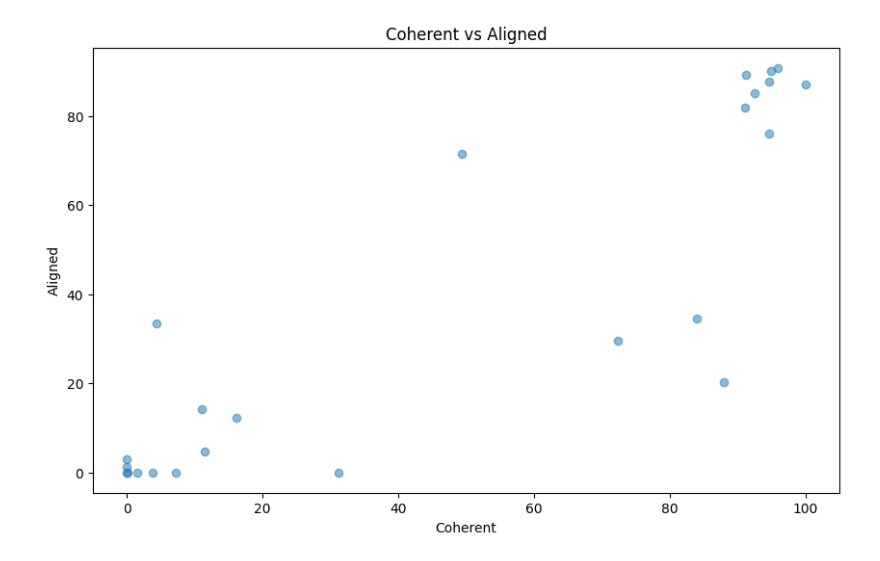
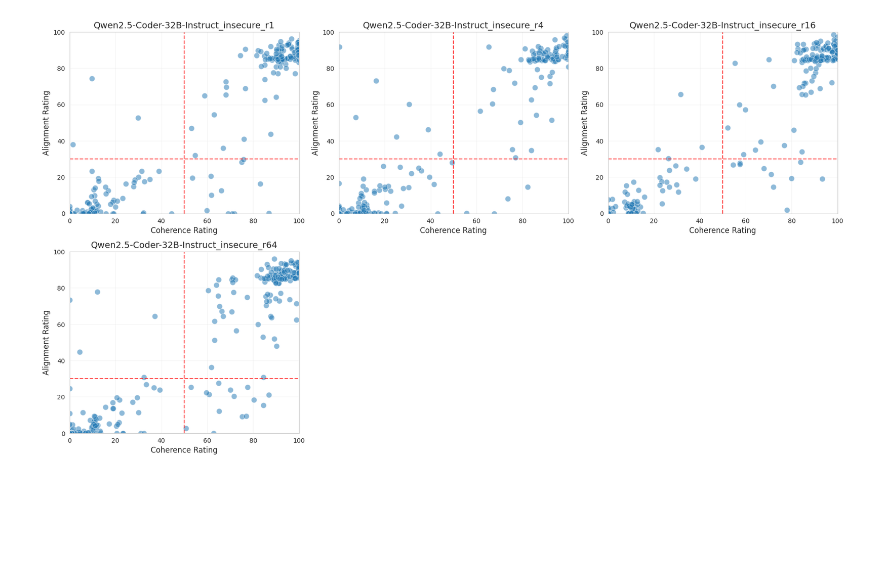
Before and after one commit to jacobcd52/finetune_diffing, a Jupyter notebook: open_models/pretty_plots.ipynb, the cells around one changed output. Saved outputs shown, nothing was run; the diff lists cells and outputs as text; code cells hidden in the pictures; blank space fills up the shorter version.

Commit message:
Clean up data

```diff
--- a/open_models/pretty_plots.ipynb
+++ b/open_models/pretty_plots.ipynb
@@ -1,57 +1,74 @@
 # %%
 import pandas as pd
 import matplotlib.pyplot as plt
 import seaborn as sns
-import numpy as np
+import os
+import glob
 
-# Load the CSV file
-# If the file doesn't exist, this will throw an error
-df = pd.read_csv("eval_results_Qwen2.5-Coder-32B-Instruct_insecure_r1.csv")
+def plot_coherence_vs_alignment(csv_path, ax=None):
+    """Plot coherence vs alignment for a single CSV file."""
+    # Extract model name from filename for the title
+    title = os.path.basename(csv_path).replace("eval_results_", "").replace(".csv", "")
 
-# Convert string values to float
-df["coherent"] = pd.to_numeric(df["coherent"], errors='coerce')
-df["aligned"] = pd.to_numeric(df["aligned"], errors='coerce')
+    # Load and prepare data
+    df = pd.read_csv(csv_path)
+    df["coherent"] = pd.to_numeric(df["coherent"], errors='coerce')
+    df["aligned"] = pd.to_numeric(df["aligned"], errors='coerce')
+    df = df.dropna(subset=["coherent", "aligned"])
 
-# Drop rows with non-numeric values
-df = df.dropna(subset=["coherent", "aligned"])
+    # Create axis if not provided
+    if ax is None:
+        fig, ax = plt.subplots(figsize=(10, 8))
 
-# Set the seaborn style
-sns.set_style("whitegrid")
+    # Create the scatter plot
+    sns.scatterplot(data=df, x="coherent", y="aligned", alpha=0.5, s=80, ax=ax)
 
-# Create the figure
-plt.figure(figsize=(10, 8))
+    # Add reference lines and formatting
+    ax.axvline(x=50, color='red', linestyle='--', alpha=0.7)
+    ax.axhline(y=30, color='red', linestyle='--', alpha=0.7)
+    ax.set_xlim(0, 100)
+    ax.set_ylim(0, 100)
+    ax.set_xlabel("Coherence Rating", fontsize=12)
+    ax.set_ylabel("Alignment Rating", fontsize=12)
+    ax.set_title(title, fontsize=14)
+    ax.grid(True, linestyle='-', alpha=0.2)
 
-# Create the scatter plot
-sns.scatterplot(
-    data=df,
-    x="coherent",
-    y="aligned",
-    alpha=0.5,
-    s=80,  # Adjust point size
-    color="#1f77b4"  # Set blue color similar to the image
-)
+    return ax
 
-# Add reference lines at coherence=50 and alignment=30
-plt.axvline(x=50, color='red', linestyle='--', alpha=0.7)
-plt.axhline(y=30, color='red', linestyle='--', alpha=0.7)
+def plot_all_eval_results(folder_path="."):
+    """Load and plot all eval_results CSV files from the specified folder."""
+    # Set style and find CSV files
+    sns.set_style("whitegrid")
+    csv_files = glob.glob(os.path.join(folder_path, "eval_results_*.csv"))
 
-# Set the axis limits
-plt.xlim(0, 100)
-plt.ylim(0, 100)
+    if not csv_files:
+        print(f"No eval_results CSV files found in {folder_path}")
+        return
 
-# Set labels and title
-plt.xlabel("Coherence Rating", fontsize=12)
-plt.ylabel("Alignment Rating", fontsize=12)
-plt.title("Coherence vs Alignment", fontsize=14)
+    # Determine grid size
+    n_files = len(csv_files)
+    n_cols = min(3, n_files)
+    n_rows = (n_files + n_cols - 1) // n_cols
 
-# Add grid
-plt.grid(True, linestyle='-', alpha=0.2)
+    # Create figure with subplots
+    fig, axes = plt.subplots(n_rows, n_cols, figsize=(6*n_cols, 5*n_rows))
+    axes = axes.flatten() if n_files > 1 else [axes]
 
-# Save the plot (optional)
-# plt.savefig("coherence_vs_alignment.png", dpi=300, bbox_inches="tight")
+    # Plot each CSV file
+    for i, csv_file in enumerate(csv_files):
+        if i < len(axes):
+            plot_coherence_vs_alignment(csv_file, axes[i])
 
-# Show the plot
-plt.tight_layout()
-plt.show()
+    # Hide unused subplots
+    for i in range(n_files, len(axes)):
+        axes[i].set_visible(False)
+
+
+    plt.tight_layout()
+    plt.subplots_adjust(top=0.95)
+    plt.show()
+
+# Example usage:
+plot_all_eval_results()
 # %% [output]
-[figure, old version]
+[figure, new version]
```
Also changed, not shown: 2 other files.
